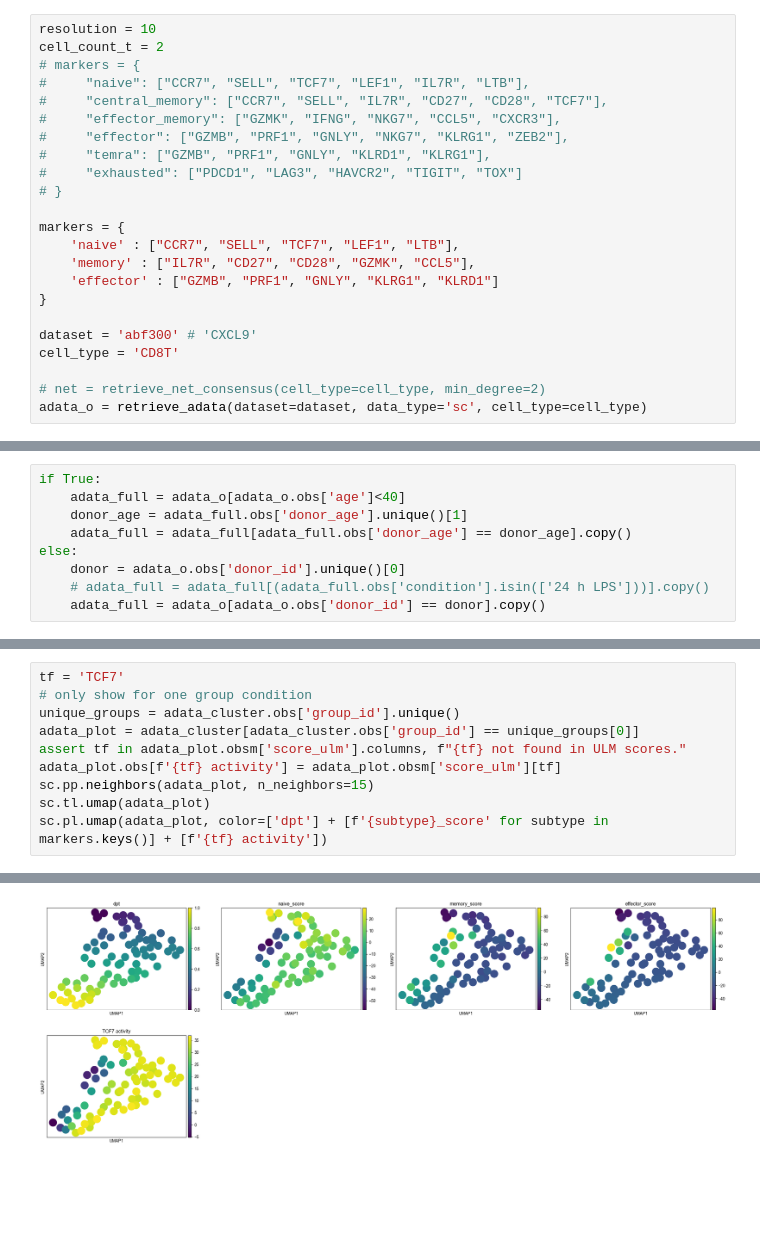
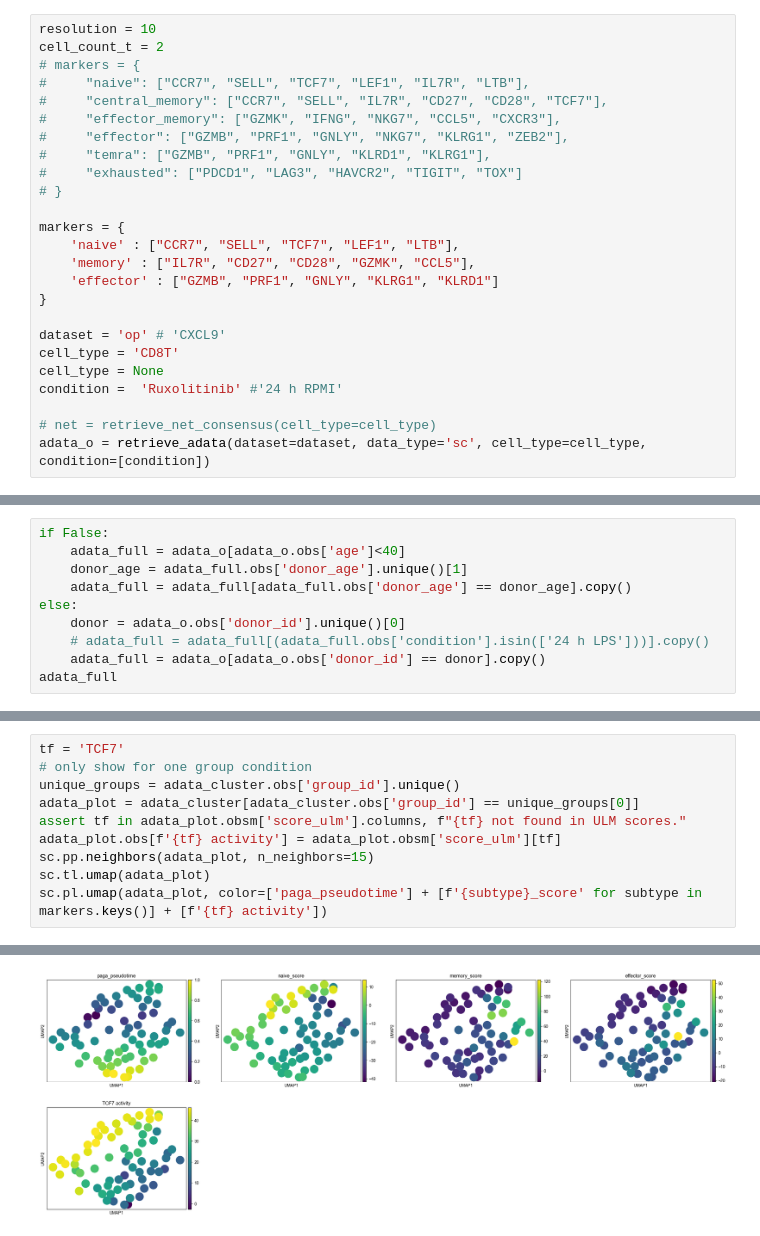
Before and after one commit to janursa/HIRA, a Jupyter notebook: notebooks/trajectory_analysis.ipynb, the cells around one changed output, grey strips where cells are left out. Saved outputs shown, nothing was run; the diff lists cells and outputs as text; blank space fills up the shorter version.

Commit message:
major improvement to the pipeline. OP cell type annotation still lingering around

```diff
--- a/notebooks/trajectory_analysis.ipynb
+++ b/notebooks/trajectory_analysis.ipynb
@@ -52,8 +70,10 @@ markers = {
     'effector' : ["GZMB", "PRF1", "GNLY", "KLRG1", "KLRD1"]
 }
 
-dataset = 'abf300' # 'CXCL9'
+dataset = 'op' # 'CXCL9'
 cell_type = 'CD8T'
+cell_type = None
+condition =  'Ruxolitinib' #'24 h RPMI'
 
-# net = retrieve_net_consensus(cell_type=cell_type, min_degree=2)
-adata_o = retrieve_adata(dataset=dataset, data_type='sc', cell_type=cell_type)
+# net = retrieve_net_consensus(cell_type=cell_type)
+adata_o = retrieve_adata(dataset=dataset, data_type='sc', cell_type=cell_type, condition=[condition])
@@ -62,5 +100,5 @@ Retrieving consensus GRN for CD8T with min degree 2
 # %%
-if True:
+if False:
     adata_full = adata_o[adata_o.obs['age']<40]
     donor_age = adata_full.obs['donor_age'].unique()[1]
     adata_full = adata_full[adata_full.obs['donor_age'] == donor_age].copy()
@@ -68,4 +106,5 @@ else:
     donor = adata_o.obs['donor_id'].unique()[0]
     # adata_full = adata_full[(adata_full.obs['condition'].isin(['24 h LPS']))].copy()
     adata_full = adata_o[adata_o.obs['donor_id'] == donor].copy()
+adata_full
 # %%
@@ -147,5 +261,5 @@ assert tf in adata_plot.obsm['score_ulm'].columns, f"{tf} not found in ULM score
 adata_plot.obs[f'{tf} activity'] = adata_plot.obsm['score_ulm'][tf]
 sc.pp.neighbors(adata_plot, n_neighbors=15)
 sc.tl.umap(adata_plot)
-sc.pl.umap(adata_plot, color=['dpt'] + [f'{subtype}_score' for subtype in markers.keys()] + [f'{tf} activity'])
+sc.pl.umap(adata_plot, color=['paga_pseudotime'] + [f'{subtype}_score' for subtype in markers.keys()] + [f'{tf} activity'])
 # %% [output]
@@ -155,5 +268,5 @@ sc.pl.umap(adata_plot, color=['dpt'] + [f'{subtype}_score' for subtype in marker
 ... storing 'group_id' as categorical
-[figure, old version]
+[figure, new version]
 # %%
 from scipy.stats import spearmanr
 
```
Also changed, not shown: parts of 9 cells of this notebook, 19 other files.
